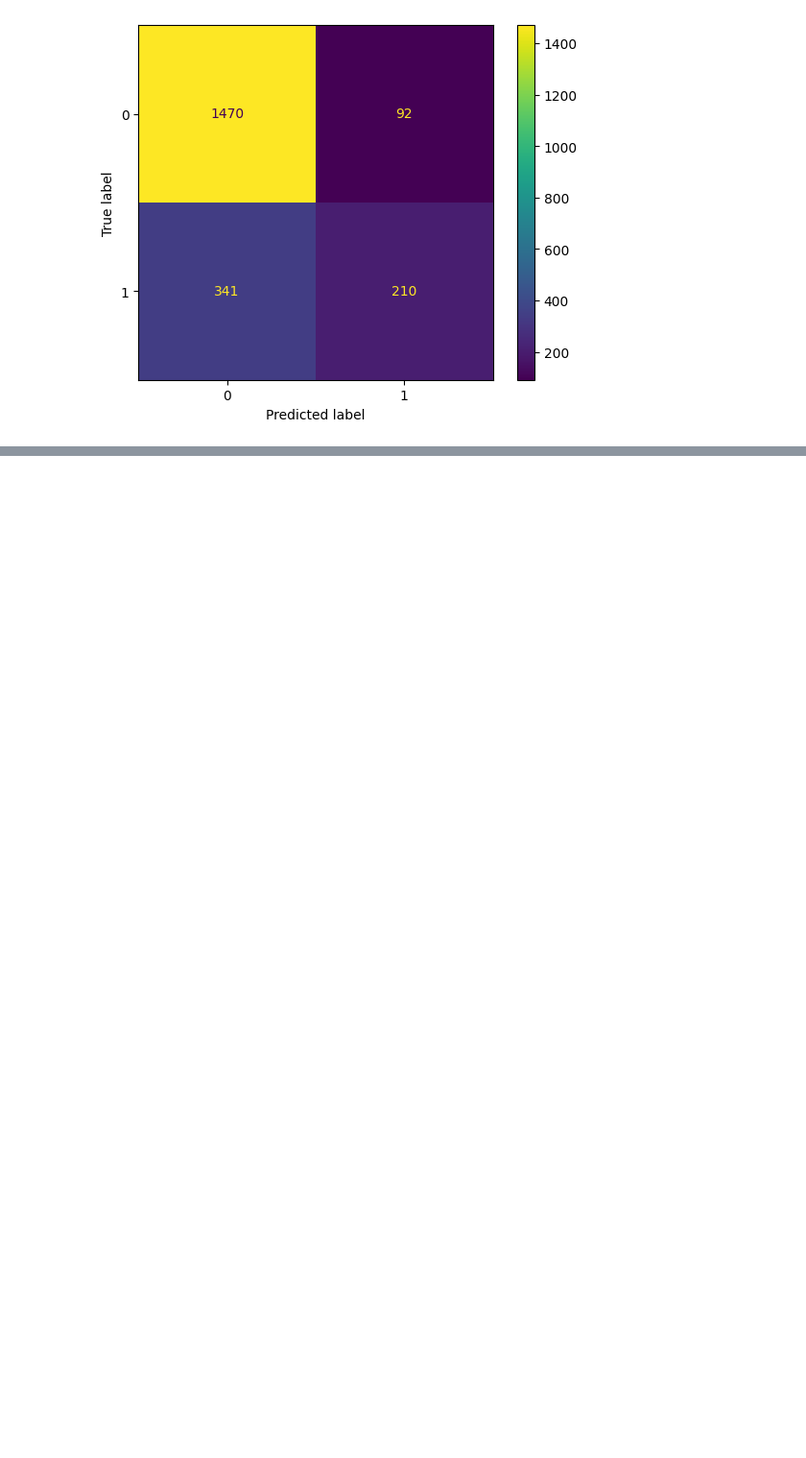
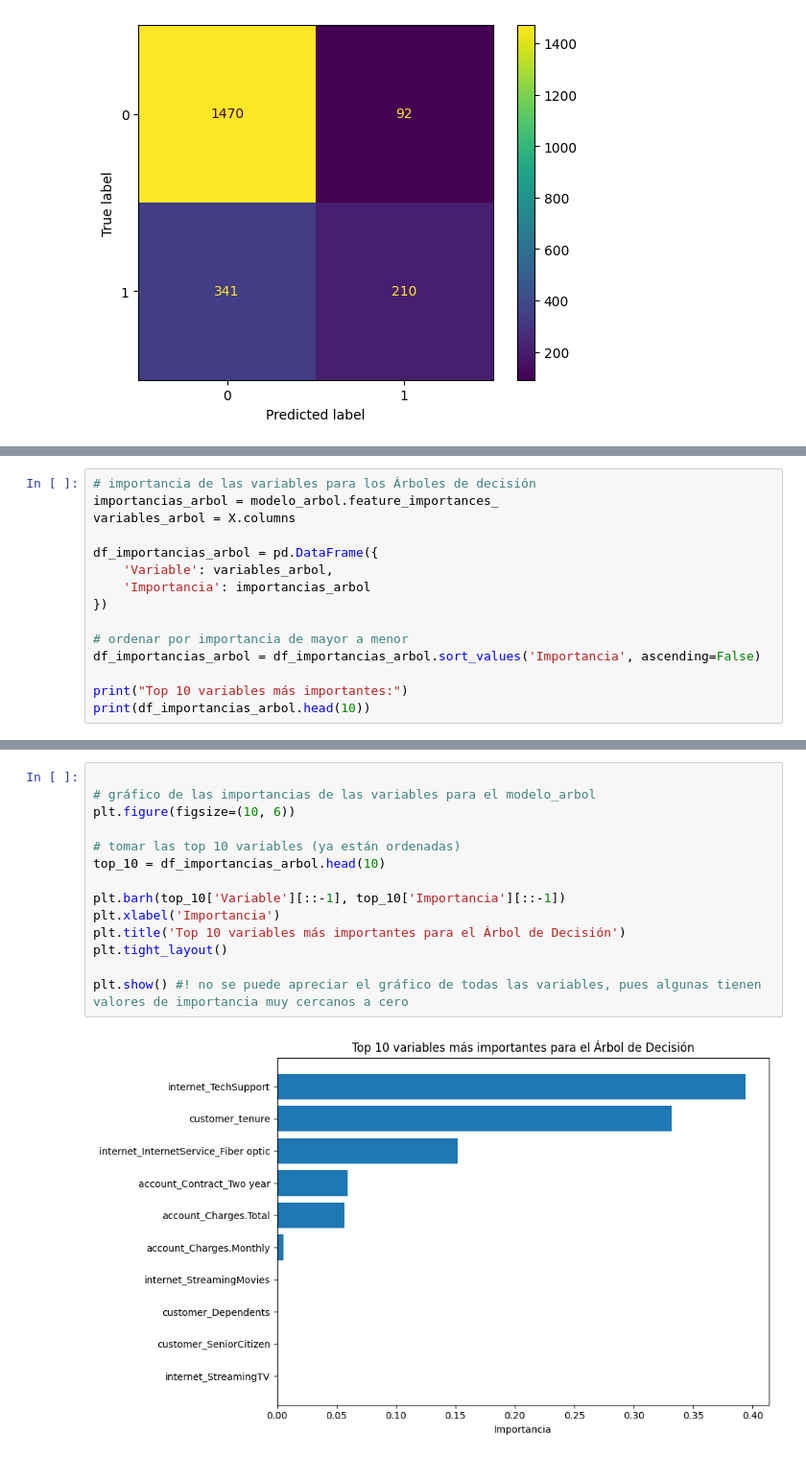
Before and after one commit to joako2004/challenge_2, a Jupyter notebook: challenge.ipynb, the cells around one changed output, grey strips where cells are left out. Shown at 96% size. Saved outputs shown, nothing was run; the diff lists cells and outputs as text; blank space fills up the shorter version.

Commit message:
evaluación de las variables más importantes y redacción del informe final

```diff
--- a/challenge.ipynb
+++ b/challenge.ipynb
@@ -527,0 +541,15 @@ F1-score: 0.4924
+# %%
+# importancia de las variables para los Árboles de decisión
+importancias_arbol = modelo_arbol.feature_importances_
+variables_arbol = X.columns
+
+df_importancias_arbol = pd.DataFrame({
+    'Variable': variables_arbol,
+    'Importancia': importancias_arbol
+})
+
+# ordenar por importancia de mayor a menor
+df_importancias_arbol = df_importancias_arbol.sort_values('Importancia', ascending=False)
+
+print("Top 10 variables más importantes:")
+print(df_importancias_arbol.head(10))
@@ -527,0 +569,16 @@ F1-score: 0.4924
+# %%
+
+# gráfico de las importancias de las variables para el modelo_arbol
+plt.figure(figsize=(10, 6))
+
+# tomar las top 10 variables (ya están ordenadas)
+top_10 = df_importancias_arbol.head(10)
+
+plt.barh(top_10['Variable'][::-1], top_10['Importancia'][::-1])
+plt.xlabel('Importancia')
+plt.title('Top 10 variables más importantes para el Árbol de Decisión')
+plt.tight_layout()
+
+plt.show() #! no se puede apreciar el gráfico de todas las variables, pues algunas tienen valores de importancia muy cercanos a cero
+# %% [output]
+[figure, added]
```
Also changed, not shown: parts of 6 cells of this notebook.
